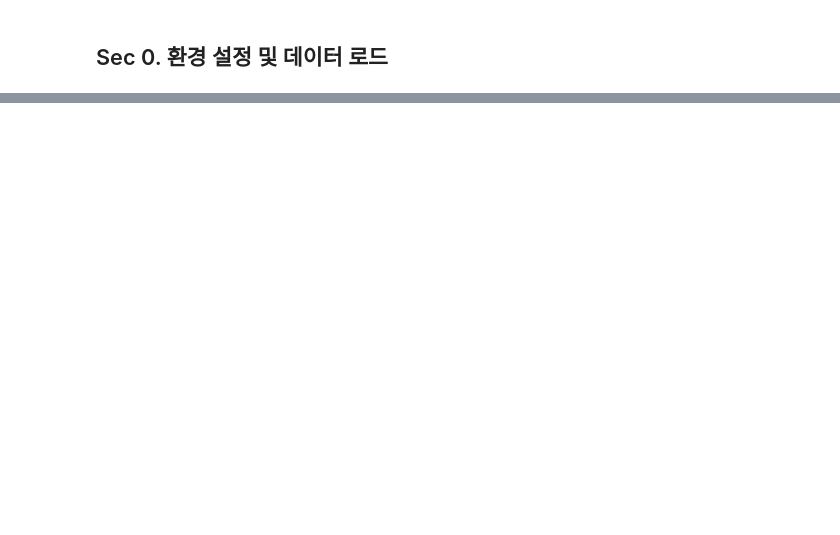
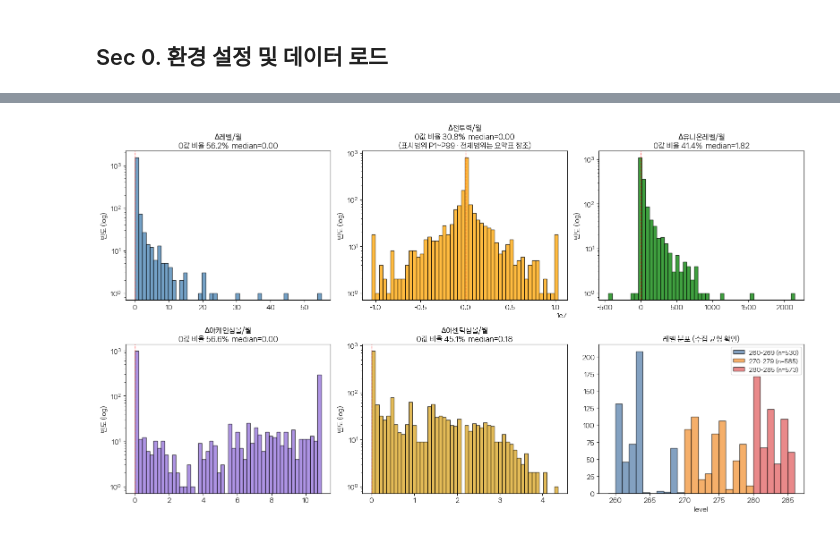
Before and after one commit to ladinzgit/maple-stagnation, a Jupyter notebook: eda/eda.ipynb, the cells around one changed output, grey strips where cells are left out. Cells and saved outputs as stored; diff of their text form; code cells hidden in the pictures; blank space fills up the shorter version.

```diff
--- a/eda/eda.ipynb
+++ b/eda/eda.ipynb
@@ -1418,0 +206,19 @@ print('  → C의 Silhouette Score > A이면 레벨 난이도 보정이 군집
+# %%
+# df_clean 정의 — 분석 본판 (Sec 10 df_final 과 동일 모집단)
+# 프로젝트 범위(260≤level≤285)로 한정 후 핵심 delta(level/cp/union) NaN 행 listwise 제거
+df_clean = df[df['level'].between(260, 285)].dropna(subset=DELTA_COLS[:3]).copy()
+
+# 시스템상 불가능한 음수 → 0 클램프
+for c in ['avg_monthly_delta_arcane_symbol', 'avg_monthly_delta_authentic_symbol']:
+    n_neg = (df_clean[c] < 0).sum()
+    df_clean.loc[df_clean[c] < 0, c] = 0
+    print(f'  {c}: {n_neg}행 클램프 → 0')
+
+# union_level(마지막 월 스냅샷) 결측 → 유니온 미가입으로 보아 0
+union_nan_n = df_clean['union_level'].isna().sum()
+df_clean['union_level'] = df_clean['union_level'].fillna(0)
+print(f'  union_level 결측 {union_nan_n}행 → 0으로 채움 (유니온 미가입)')
+
+print(f'\ndf_clean: {df_clean.shape} (원본 {len(df)}행 중 {len(df) - len(df_clean)}행 제거)')
+print(f'레벨 분포: min={df_clean["level"].min():.0f}, max={df_clean["level"].max():.0f}, '
+      f'median={df_clean["level"].median():.0f} | level_bin 결측: {df_clean["level_bin"].isna().sum()}행 (0이어야 정상)')
@@ -1418,0 +236,37 @@ print('  → C의 Silhouette Score > A이면 레벨 난이도 보정이 군집
+# %%
+titles = [r'$\Delta$레벨/월', r'$\Delta$전투력/월', r'$\Delta$유니온레벨/월',
+          r'$\Delta$아케인심볼/월', r'$\Delta$어센틱심볼/월']
+colors = ['steelblue', 'orange', 'green', 'mediumpurple', 'goldenrod']
+# Δcp 는 분산이 매우 커(±수천만) 원척도 히스토그램이 단일 막대로 뭉개짐 → P1~P99 클리핑 표시
+clip_cols = {'avg_monthly_delta_combat_power'}
+
+fig, axes = plt.subplots(2, 3, figsize=(16, 9))
+axes = axes.flatten()
+for ax, col, title, color in zip(axes[:5], DELTA_COLS, titles, colors):
+    raw = df_clean[col]
+    zero_pct = (raw == 0).mean() * 100
+    note = ''
+    vals = raw
+    if col in clip_cols:
+        lo, hi = raw.quantile(0.01), raw.quantile(0.99)
+        vals = raw.clip(lo, hi)
+        note = '\n(표시범위 P1~P99 · 전체범위는 요약표 참조)'
+    ax.hist(vals, bins=50, color=color, edgecolor='black', alpha=0.75)
+    ax.axvline(0, color='red', linestyle='--', linewidth=1, alpha=0.6)
+    ax.set_title(f'{title}\n0값 비율 {zero_pct:.1f}%  median={raw.median():.2f}{note}', fontsize=11)
+    ax.set_yscale('log')
+    ax.set_ylabel('빈도 (log)')
+
+# 마지막: level 분포 (레벨 구간 색상)
+for band, color in BIN_PALETTE.items():
+    sub = df_clean[df_clean['level_bin'] == band]['level']
+    axes[5].hist(sub, bins=range(259, 287), color=color, edgecolor='black',
+                  alpha=0.7, label=f'{band} (n={len(sub)})')
+axes[5].set_title('레벨 분포 (수집 균형 확인)', fontsize=11)
+axes[5].set_xlabel('level')
+axes[5].legend(fontsize=9)
+
+plt.tight_layout()
+plt.show()
+# %% [output]
+[figure, added]
```
Also changed, not shown: parts of 90 cells of this notebook, 28 other files.
